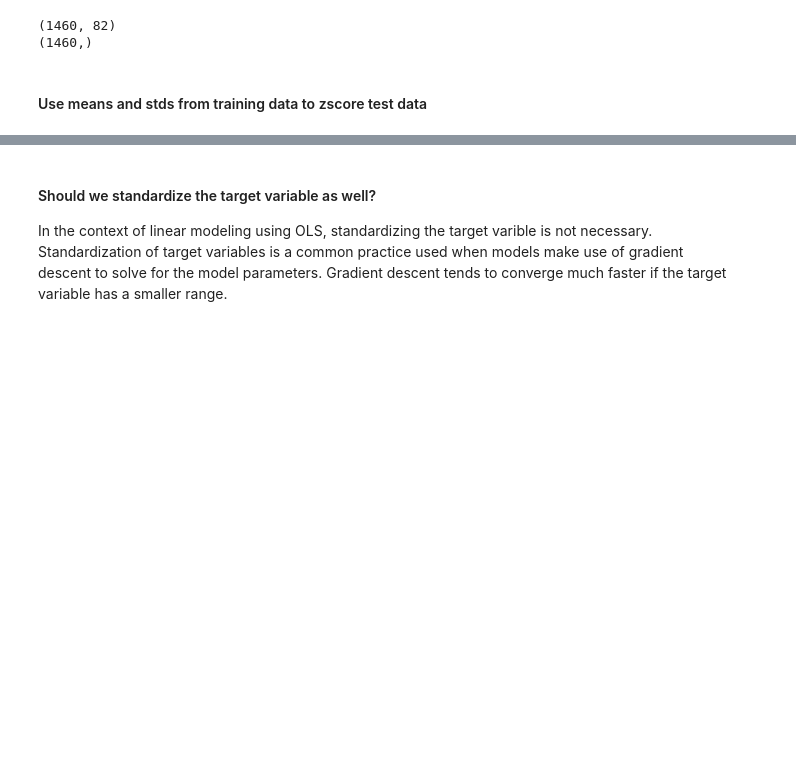
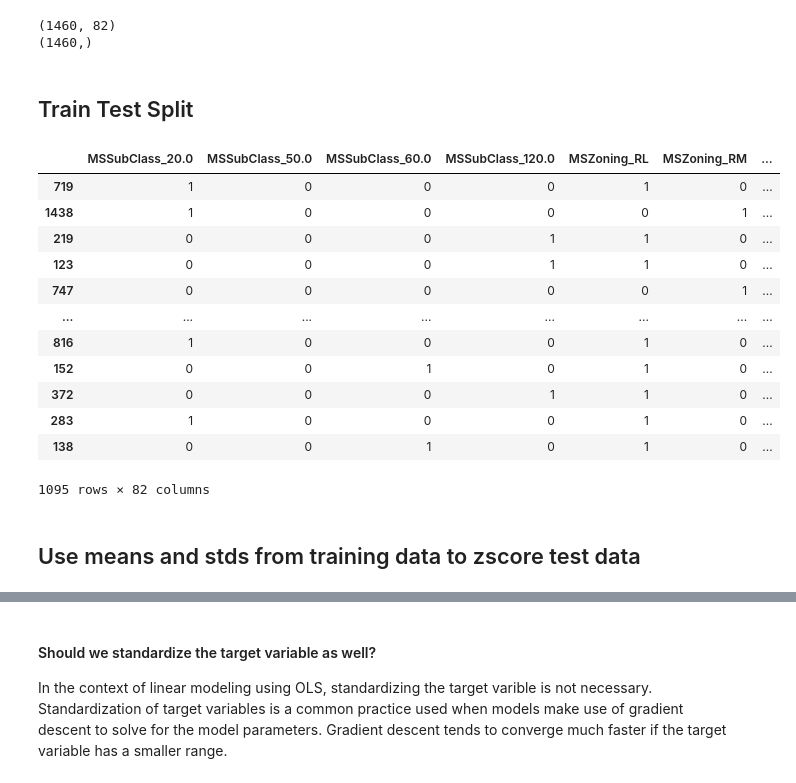
Before and after one commit to carpentries-incubator/high-dimensional-analysis-in-python, a Jupyter notebook: code/06-High-dim-data-prep.ipynb, the cells around one changed output, grey strips where cells are left out. Drawn from its saved outputs; the diff is of its cells as text; code cells hidden in the pictures; blank space fills up the shorter version.

```diff
--- a/code/06-High-dim-data-prep.ipynb
+++ b/code/06-High-dim-data-prep.ipynb
@@ -180,3 +180,5 @@ print(y.shape)
 # %% [output]
 (1460, 82)
 (1460,)
+# %% [markdown]
+## Train Test Split
@@ -183,2 +189,18 @@ print(y.shape)
+# %%
+X_train
+# %% [output]
+|  | MSSubClass_20.0 | MSSubClass_50.0 | MSSubClass_60.0 | MSSubClass_120.0 | MSZoning_RL | MSZoning_RM | ... |
+| 719 | 1 | 0 | 0 | 0 | 1 | 0 | ... |
+| 1438 | 1 | 0 | 0 | 0 | 0 | 1 | ... |
+| 219 | 0 | 0 | 0 | 1 | 1 | 0 | ... |
+| 123 | 0 | 0 | 0 | 1 | 1 | 0 | ... |
+| 747 | 0 | 0 | 0 | 0 | 0 | 1 | ... |
+| ... | ... | ... | ... | ... | ... | ... | ... |
+| 816 | 1 | 0 | 0 | 0 | 1 | 0 | ... |
+| 152 | 0 | 0 | 1 | 0 | 1 | 0 | ... |
+| 372 | 0 | 0 | 0 | 1 | 1 | 0 | ... |
+| 283 | 1 | 0 | 0 | 0 | 1 | 0 | ... |
+| 138 | 0 | 0 | 1 | 0 | 1 | 0 | ... |
+1095 rows × 82 columns
 # %% [markdown]
-#### Use means and stds from training data to zscore test data
+## Use means and stds from training data to zscore test data
```
Also changed, not shown: parts of 45 cells of this notebook, 1 other file.
